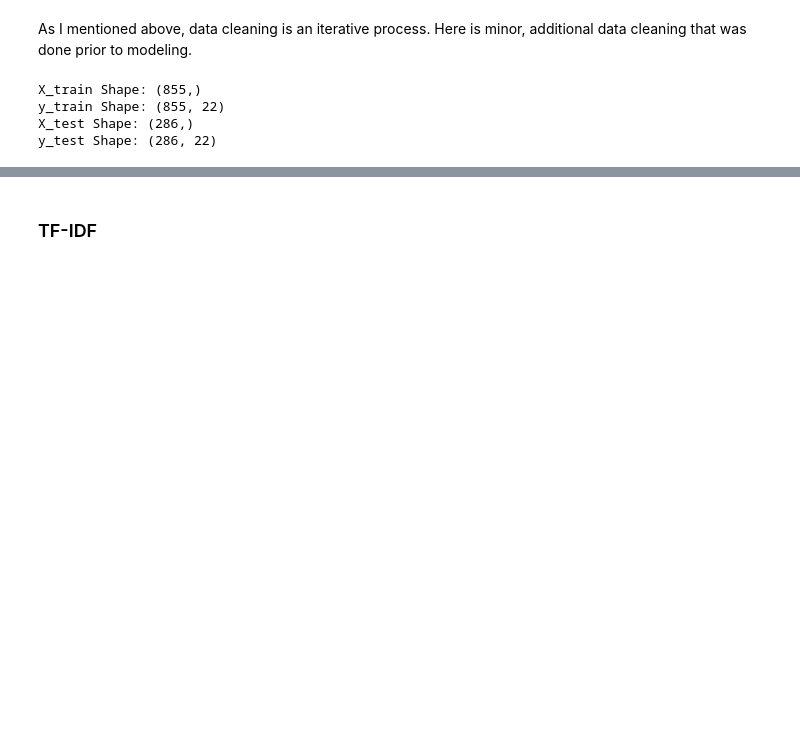
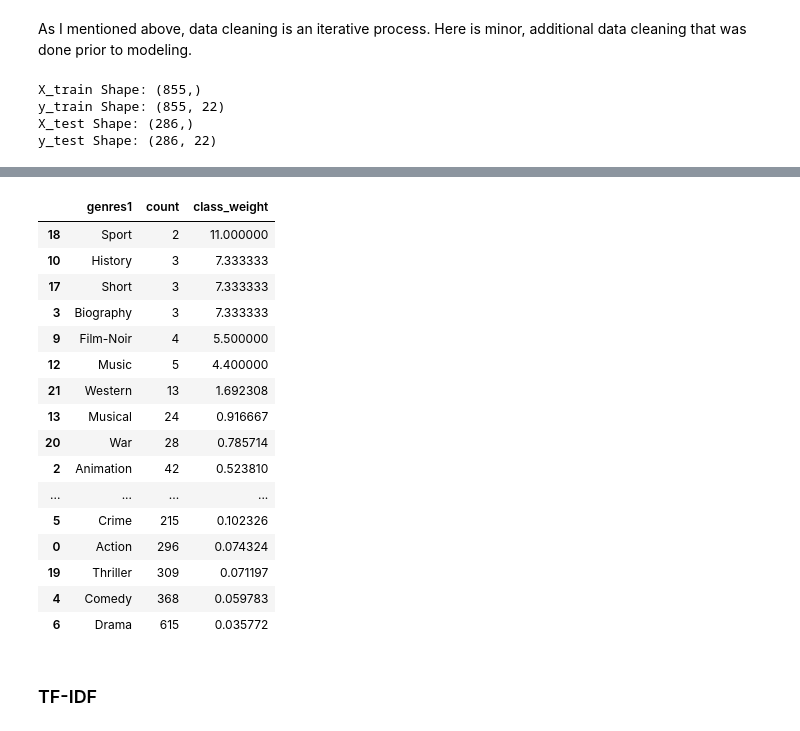
Before and after one commit to SWelbeck/NLP_genre_classification, a Jupyter notebook: Notebooks/Script_EDA.ipynb, the cells around one changed output, grey strips where cells are left out. Saved outputs shown, nothing was run; the diff lists cells and outputs as text; code cells hidden in the pictures; blank space fills up the shorter version.

```diff
--- a/Notebooks/Script_EDA.ipynb
+++ b/Notebooks/Script_EDA.ipynb
@@ -572,0 +626,3 @@ y_test Shape: (286, 22)
+# %%
+cate = pd.DataFrame(y.sum()).reset_index().rename(columns = {'index':'genres1',0:'count'})
+cate.head()
@@ -572,0 +638,7 @@ y_test Shape: (286, 22)
+# %%
+cate['class_weight'] = len(cate) / cate['count']
+class_weight = {}
+for index, label in enumerate(labels1):
+    class_weight[index] = cate[cate['genres1'] == label]['class_weight'].values[0]
+
+cate.head()
@@ -573,3 +652,23 @@ y_test Shape: (286, 22)
+# %%
+cate.sort_values('count')
+# %% [output]
+|  | genres1 | count | class_weight |
+| 18 | Sport | 2 | 11.000000 |
+| 10 | History | 3 | 7.333333 |
+| 17 | Short | 3 | 7.333333 |
+| 3 | Biography | 3 | 7.333333 |
+| 9 | Film-Noir | 4 | 5.500000 |
+| 12 | Music | 5 | 4.400000 |
+| 21 | Western | 13 | 1.692308 |
+| 13 | Musical | 24 | 0.916667 |
+| 20 | War | 28 | 0.785714 |
+| 2 | Animation | 42 | 0.523810 |
+| ... | ... | ... | ... |
+| 5 | Crime | 215 | 0.102326 |
+| 0 | Action | 296 | 0.074324 |
+| 19 | Thriller | 309 | 0.071197 |
+| 4 | Comedy | 368 | 0.059783 |
+| 6 | Drama | 615 | 0.035772 |
 # %% [markdown]
 ### TF-IDF
 # %% [markdown]
```
Also changed, not shown: parts of 37 cells of this notebook.
